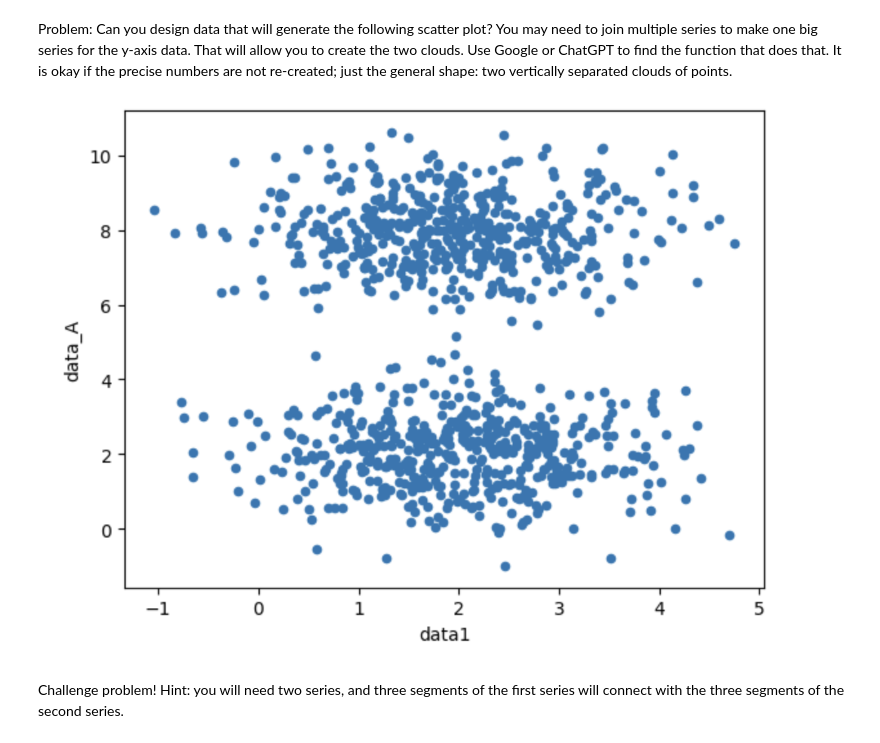
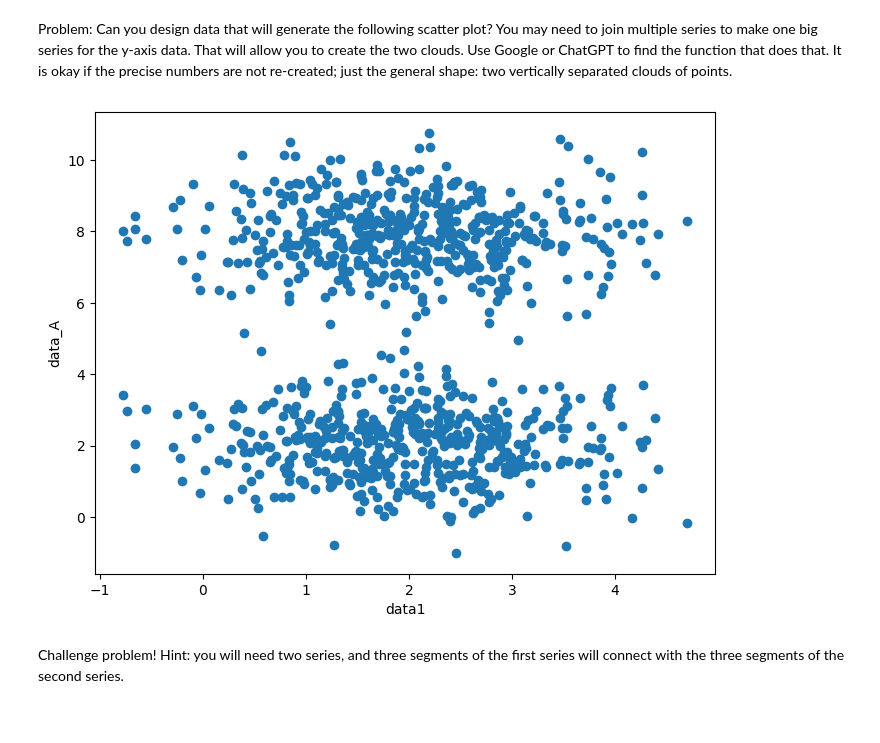
Before and after one commit to hoangt05/Module-B-semester-2, a Jupyter notebook: OMDS-ModB2-Week5-Hoang-Trang.ipynb, the cells around one changed output. Saved outputs shown, nothing was run; the diff lists cells and outputs as text; code cells hidden in the pictures.

```diff
--- a/OMDS-ModB2-Week5-Hoang-Trang.ipynb
+++ b/OMDS-ModB2-Week5-Hoang-Trang.ipynb
@@ -140,10 +156,31 @@ df_twonorm.plot.scatter(x = "data1", y = "data2")
 # %% [markdown]
 Problem: Can you design data that will generate the following scatter plot?  You may need to join multiple series to make one big series for the y-axis data.  That will allow you to create the two clouds. Use Google or ChatGPT to find the function that does that.  It is okay if the precise numbers are not re-created; just the general shape: two vertically separated clouds of points.
 # %%
-from IPython.display import Image
-Image("twoclouds.png")
+#from IPython.display import Image
+#Image("twoclouds.png")
-# %% [output]
-[figure, removed]
+# %%
+import numpy as np
+import matplotlib.pyplot as plt
+
+# ChatGPT: How do I create two clusters of points revolving around a y value and centering an x value?
+# Reference https://numpy.org/doc/2.1/reference/random/generated/numpy.random.normal.html
+n = 500
+np.random.seed(0)
+
+x_vals = np.random.normal(loc=2, scale=1, size=n)
+y_top = np.random.normal(loc=8, scale=1, size=n)
+y_bottom = np.random.normal(loc=2, scale=1, size=n)
+
+plt.figure(figsize=(8,6))
+
+plt.scatter(x_vals, y_top)
+plt.scatter(x_vals, y_bottom, c="#1f77b4")
+
+plt.xlabel("data1")
+plt.ylabel("data_A")
+plt.show()
+# %% [output]
+[figure, added]
 # %% [markdown]
 Challenge problem!  Hint: you will need two series, and three segments of the first series will connect with the three segments of the second series.
 # %%
```
Also changed, not shown: parts of 12 cells of this notebook, 5 other files.
